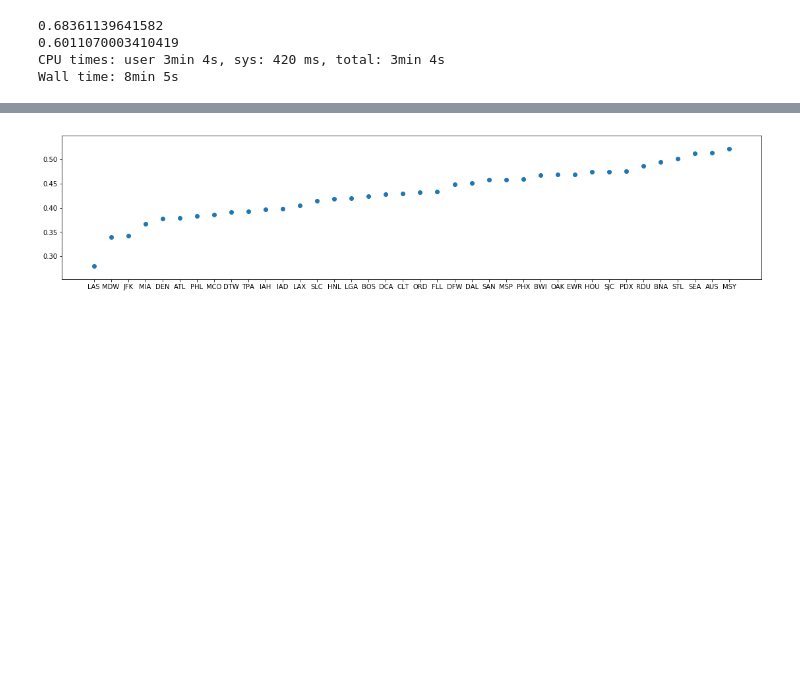
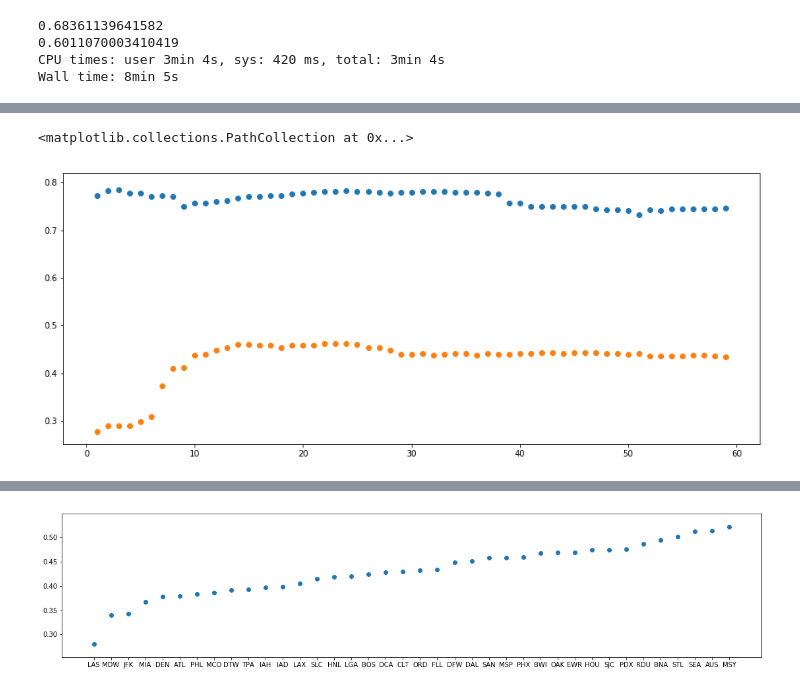
Before and after one commit to spencertollefson/tsa_claims, a Jupyter notebook: simple_models.ipynb, the cells around one changed output, grey strips where cells are left out. Drawn from its saved outputs; the diff is of its cells as text; code cells hidden in the pictures; blank space fills up the shorter version.

Commit message:
have some useful visuals to show how many days after incident is best to file

```diff
--- a/simple_models.ipynb
+++ b/simple_models.ipynb
@@ -752,0 +811,41 @@ Wall time: 5min 2s
+# %%
+example = {
+  'airport_code': 'SEA',  # str
+  'airline': 'Delta Air Lines',    # str
+  'claim_type': 'PropertyLoss',    # str
+  'claim_site': 'Checkpoint',  # str
+  'item_category': 'Clothing',  # str
+  'days_waited_to_file_claim': 7,  # int
+  'Month_inc_date': '1'  # int (1-12)
+}
+
+
+def make_prediction(features):
+    '''
+    :param features: dictionary like 'example' above
+    :return: 2 pair dict of binary outcome (compensate and not compensate) and the probablity
+    '''
+    X = pd.DataFrame(data=features, index=[0])
+
+    categorical = ['airport_code', 'airline', 'claim_type', 'claim_site', 'Month_inc_date']
+    continuous = ['days_waited_to_file_claim']
+
+    trans_dir = './web_app/stat_models/transformers'
+    enc = joblib.load(f'{trans_dir}/onehotencode.joblib')
+    onehotarray = enc.transform(X[categorical])
+
+    ss = joblib.load(f'{trans_dir}/standardscaler.joblib')
+    continuousarray = ss.transform(X[continuous])
+
+    mlb = joblib.load(f'{trans_dir}/item_category.joblib')
+    onehot_itemcategories = mlb.transform(X['item_category'].str.replace(' ', '').str.split(pat=';'))
+
+    X = np.concatenate((onehotarray, continuousarray, onehot_itemcategories), axis=1)
+
+    prob_receive_compensation = cat_clf.predict_proba(X)[0, 1]
+
+    result = {
+        'compensation': int(prob_receive_compensation > 0.5),
+        'prob_receive_compensation': prob_receive_compensation
+    }
+    return prob_receive_compensation
@@ -752,0 +957,7 @@ Wall time: 5min 2s
+# %%
+fig, ax = plt.subplots(figsize = (15,6))
+ax.scatter(x=period, y=el3)
+ax.scatter(x=period, y=el5)
+# %% [output]
+<matplotlib.collections.PathCollection at 0x...>
+[figure, added]
```
Also changed, not shown: parts of 22 cells of this notebook, 18 other files.
